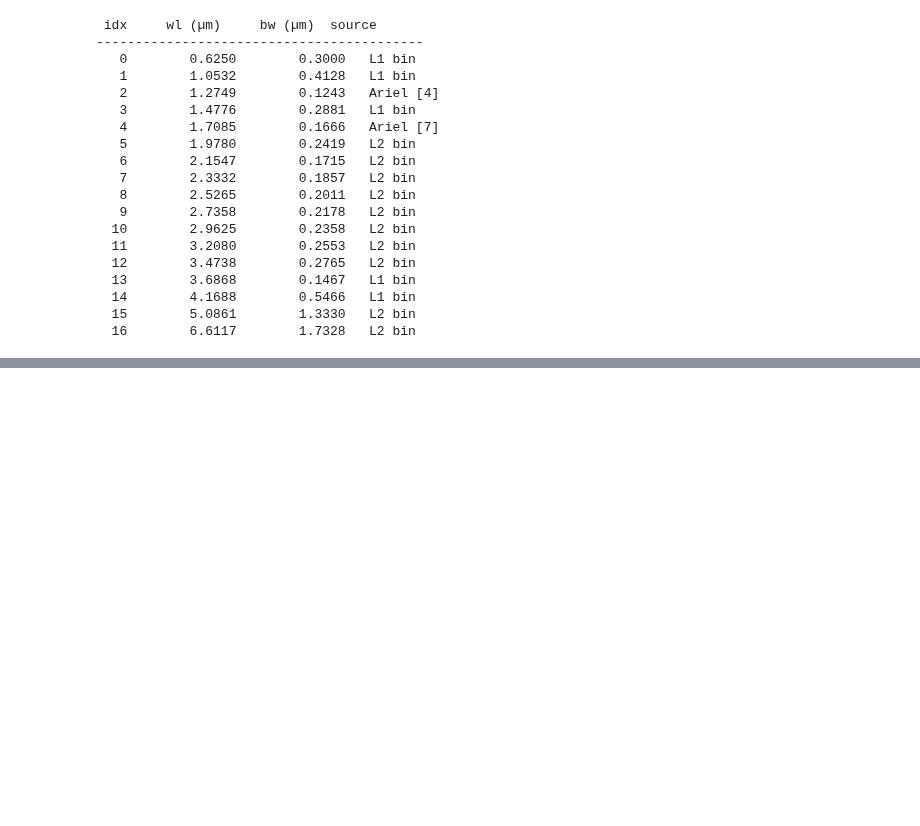
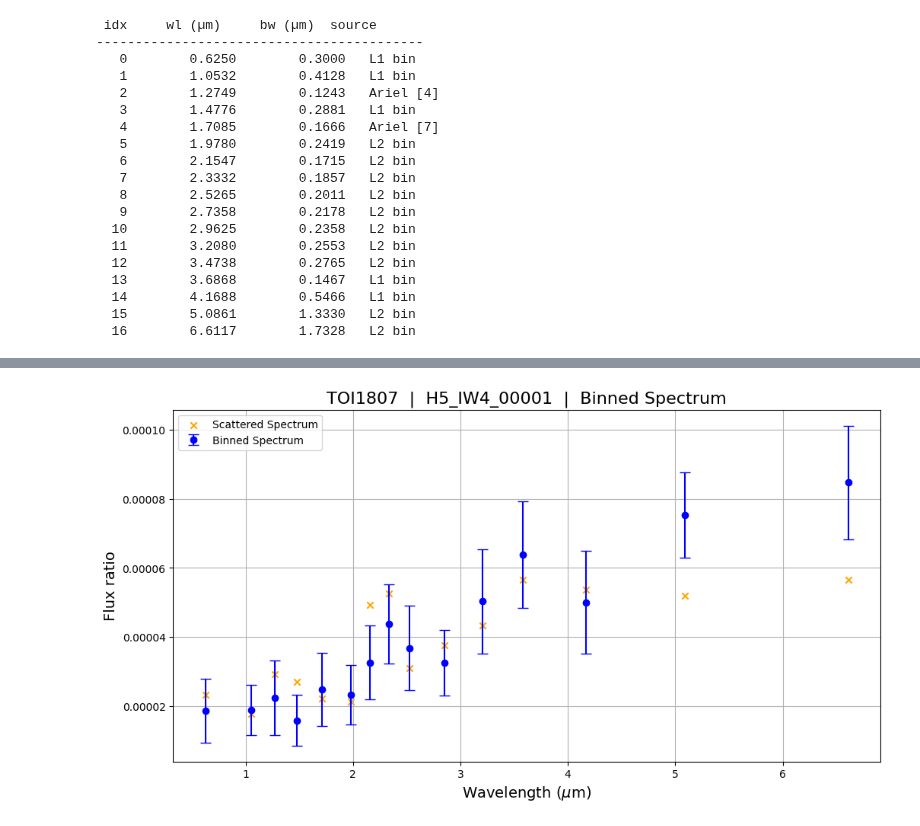
Before and after one commit to lorlo9999/MasterThesis, a Jupyter notebook: spectroscopy.ipynb, the cells around one changed output, grey strips where cells are left out. Saved outputs shown, nothing was run; the diff lists cells and outputs as text; code cells hidden in the pictures; blank space fills up the shorter version.

```diff
--- a/spectroscopy.ipynb
+++ b/spectroscopy.ipynb
@@ -699,6 +703,29 @@ np.savetxt(
     header='',
     comments='',
 )
+# %%
+# generate and a save a scattered spectra. every point is randomly perturbed within its error bar, to be used for retrieval tests
+np.random.seed(42)  # for reproducibility
+scattered_val = np.array([np.random.normal(val, err) for val, err in zip(full_val, full_err)])
+
+np.savetxt(
+    f'PLANETS/{planet_name}/{sim_name}_{N}_scattered_spectrum.dat',
+    np.column_stack([full_wl, scattered_val, np.zeros_like(scattered_val)+1e-9, full_bw]),
+    header='',
+    comments='',
+)
+#visualize the final binned spectrum with error bars
+plt.figure(figsize=(12, 6))
+plt.errorbar(full_wl, full_val, yerr=full_err, fmt='o', color='blue', capsize=5, label='Binned Spectrum')
+plt.scatter(full_wl, scattered_val, marker='x', color='orange', label='Scattered Spectrum')
+plt.xlabel(r'Wavelength ($\mu$m)', fontsize=14)
+plt.ylabel('Flux ratio', fontsize=14)
+plt.title(f'{planet_name}  |  {sim_name}  |  Binned Spectrum', fontsize=16)
+plt.legend()
+plt.grid()
+plt.show()
+# %% [output]
+[figure, added]
 # %%
 indices_data = pd.DataFrame({
     'Planet': planet_name,
```
Also changed, not shown: parts of 7 cells of this notebook, 5 other files.
